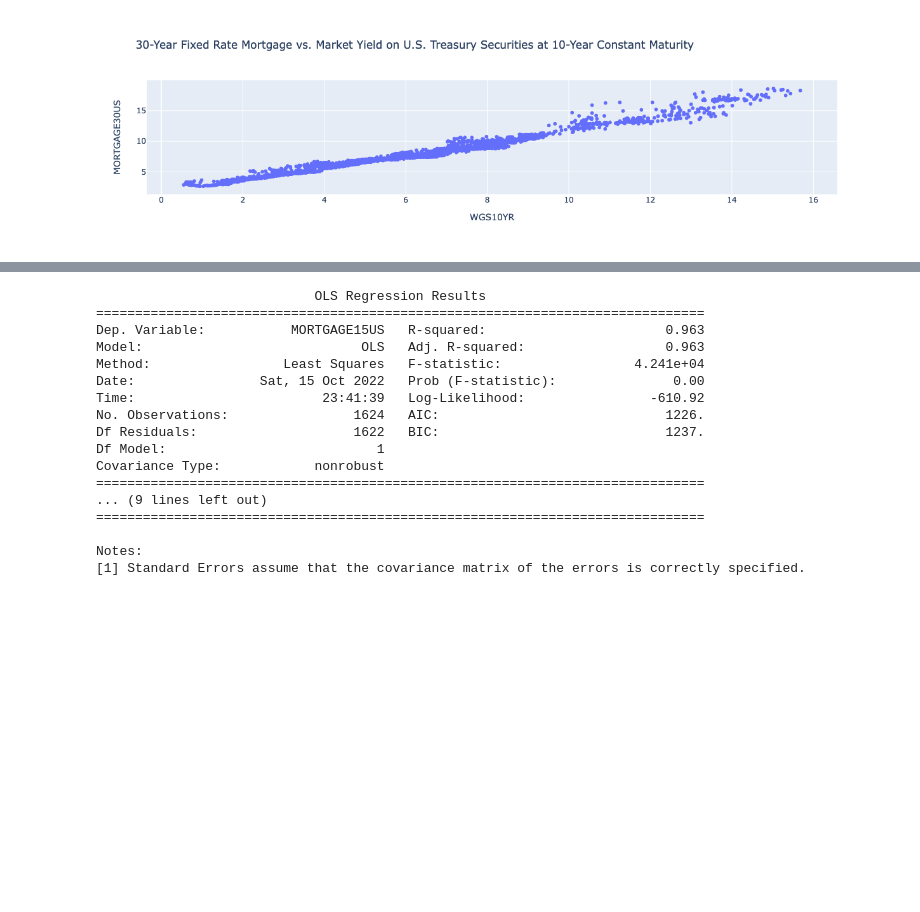
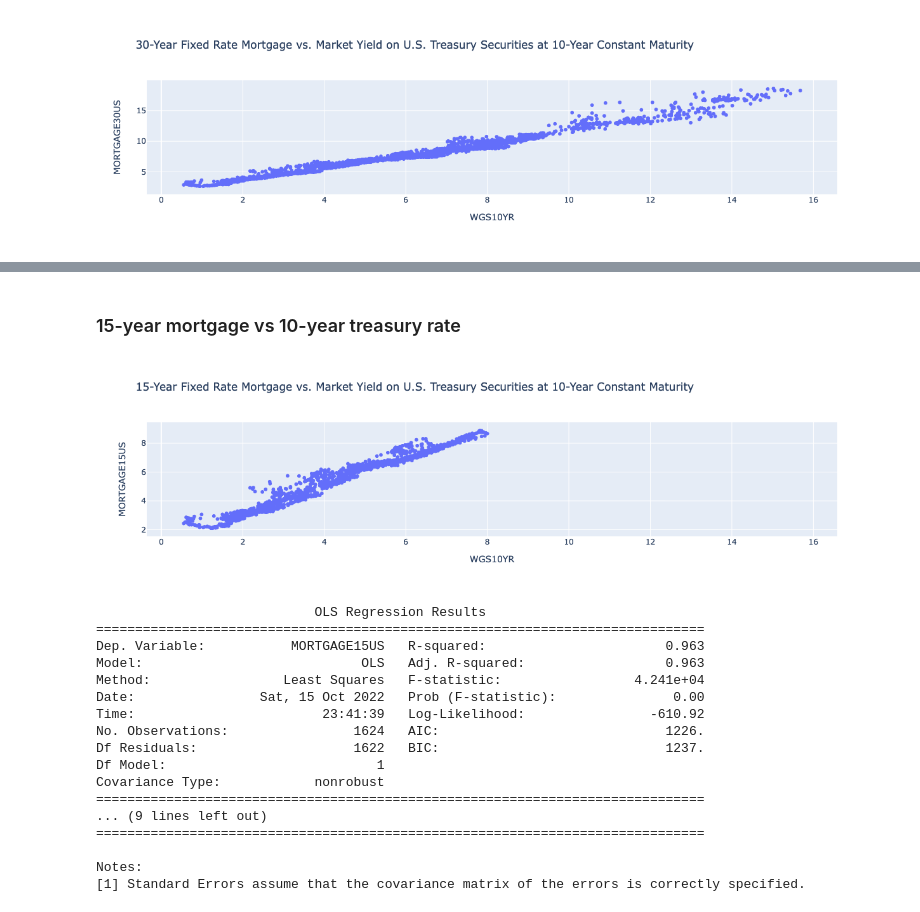
Before and after one commit to gw-moore/econ_reports, a Jupyter notebook: econ_reports/home_prices_report.ipynb, the cells around one changed output, grey strips where cells are left out. Drawn from its saved outputs; the diff is of its cells as text; code cells hidden in the pictures; blank space fills up the shorter version.

```diff
--- a/econ_reports/home_prices_report.ipynb
+++ b/econ_reports/home_prices_report.ipynb
@@ -92,0 +80,2 @@ rates_sc.show_observation_end()
+# %%
+rates_sc.add_series("WSHOMCB")
@@ -103,15 +95,8 @@ rates_sc.responses
 # %%
-df = pd.merge_asof(
-    left=tres_10year,
-    right=mort_30year,
-    on="date"
-)
+# Join the data together based on date
+df = pd.merge_asof(left=tres_10year, right=mort_30year, on="date")
 
-df = pd.merge_asof(
-    left=df,
-    right=mort_15year,
-    on="date"
-)
+df = pd.merge_asof(left=df, right=mort_15year, on="date")
 # %%
 df["spread_10vs30"] = df["MORTGAGE30US"] - df["WGS10YR"]
 df["spread_10vs15"] = df["MORTGAGE15US"] - df["WGS10YR"]
@@ -136,3 +147,19 @@ fig.show()
+# %% [markdown]
+### 15-year mortgage vs 10-year treasury rate
+# %%
+fig = px.scatter(
+    df,
+    x="WGS10YR",
+    y="MORTGAGE15US",
+    title="15-Year Fixed Rate Mortgage vs. Market Yield on U.S. Treasury Securities at 10-Year Constant Maturity",
+    hover_data={"date": True},
+)
+# fig.layout.yaxis.tickformat = ",.0%"
+# fig.layout.xaxis.tickformat = ",.0%"
+
+fig.show()
+# %% [output]
+[figure, added]
 # %%
 model_df = df.dropna()
 
```
Also changed, not shown: parts of 27 cells of this notebook, 3 other files.
